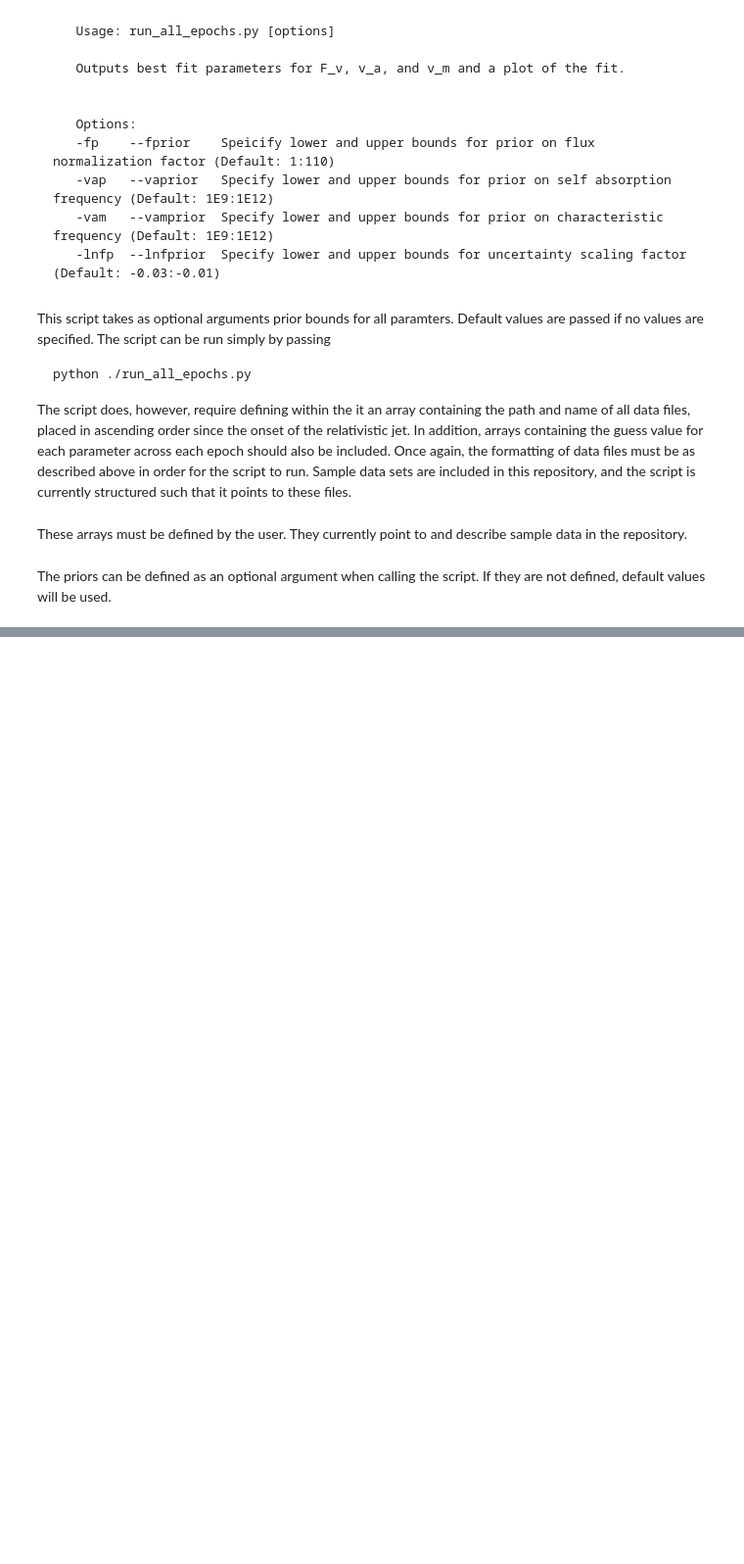
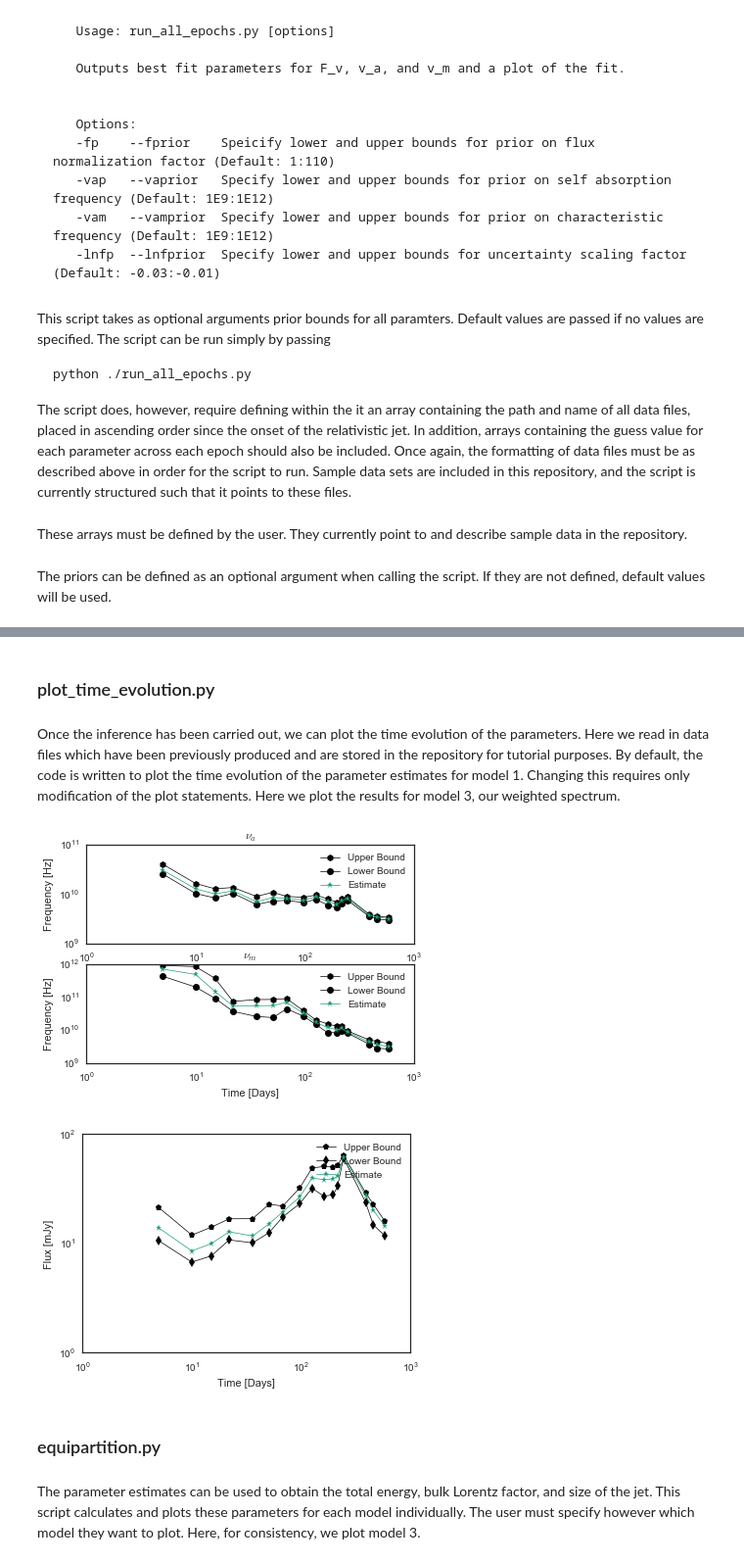
Before and after one commit to tarraneh/SyncMCMC, a Jupyter notebook: tutorial.ipynb, the cells around one changed output, grey strips where cells are left out. Shown at 98% size. Drawn from its saved outputs; the diff is of its cells as text; code cells hidden in the pictures; blank space fills up the shorter version.

```diff
--- a/tutorial.ipynb
+++ b/tutorial.ipynb
@@ -453 +458,5 @@ for (data_file, F_true, va_true, vm_true,lnf_true) in zip(data_files, true_flux_
 ... (4 outputs left out)
+# %% [markdown]
+### plot_time_evolution.py
+# %% [markdown]
+Once the inference has been carried out, we can plot the time evolution of the parameters. Here we read in data files which have been previously produced and are stored in the repository for tutorial purposes. By default, the code is written to plot the time evolution of the parameter estimates for model 1. Changing this requires only modification of the plot statements. Here we plot the results for model 3, our weighted spectrum.
@@ -453,0 +472,57 @@ for (data_file, F_true, va_true, vm_true,lnf_true) in zip(data_files, true_flux_
+# %%
+# Parse data files
+
+days = data_array3[:,0]
+spec3_flux = data_array3[:,1]
+spec3_va = data_array3[:,4]
+spec3_vm = data_array3[:,7]
+spec3_flux_plus = data_array3[:,2]
+spec3_va_plus = data_array3[:,5]
+spec3_vm_plus = data_array3[:,8]
+spec3_va_minus = data_array3[:,6]
+spec3_vm_minus = data_array3[:,9]
+spec3_flux_minus = data_array3[:,3]
+# %%
+# Plot va and vm vs time
+
+plt.subplot(2,1,1)
+plt.plot(days,spec3_va+spec3_va_plus,marker='h',label='Upper Bound',color='k',lw='0.7')
+plt.plot(days,spec3_va-spec3_va_minus,label='Lower Bound',marker='o',color='k',lw='0.7')
+plt.plot(days,spec3_va,label='Estimate',color='#1b9e77',lw='0.7',marker='*')
+plt.xscale('log')
+plt.yscale('log')
+plt.ylabel('Frequency [Hz]')
+plt.title(r'$\nu_a$')
+plt.legend()
+
+
+plt.subplot(2,1,2)
+plt.plot(days,spec3_vm+spec3_vm_plus,marker='h',label='Upper Bound',color='k',lw='0.7')
+plt.plot(days,spec3_vm-spec3_vm_minus,label='Lower Bound',marker='o',color='k',lw='0.7')
+plt.plot(days,spec3_vm,label='Estimate',color='#1b9e77',lw='0.7',marker='*')
+plt.xscale('log')
+plt.yscale('log')
+plt.xlabel('Time [Days]')
+plt.ylabel('Frequency [Hz]')
+plt.title(r'$\nu_m$')
+plt.legend()
+plt.show()
+
+# Plot flux vs time
+
+plt.plot(days,spec3_flux_plus+spec1_flux,label='Upper Bound',marker='p',color='k',lw='0.7')
+plt.plot(days,spec3_flux-spec1_flux_minus,label='Lower Bound',marker='d',color='k',lw='0.7')
+plt.plot(days,spec3_flux,label='Estimate',color='#1b9e77',lw='0.7',marker='*')
+plt.xlabel('Time [Days]')
+plt.ylabel('Flux [mJy]')
+plt.xscale('log')
+plt.yscale('log')
+plt.legend()
+plt.show()
+# %% [output]
+[figure, added]
+[figure, added]
+# %% [markdown]
+### equipartition.py
+# %% [markdown]
+The parameter estimates can be used to obtain the total energy, bulk Lorentz factor, and size of the jet. This script calculates and plots these parameters for each model individually. The user must specify however which model they want to plot. Here, for consistency, we plot model 3.
```
Also changed, not shown: parts of 12 cells of this notebook, 2 other files.
